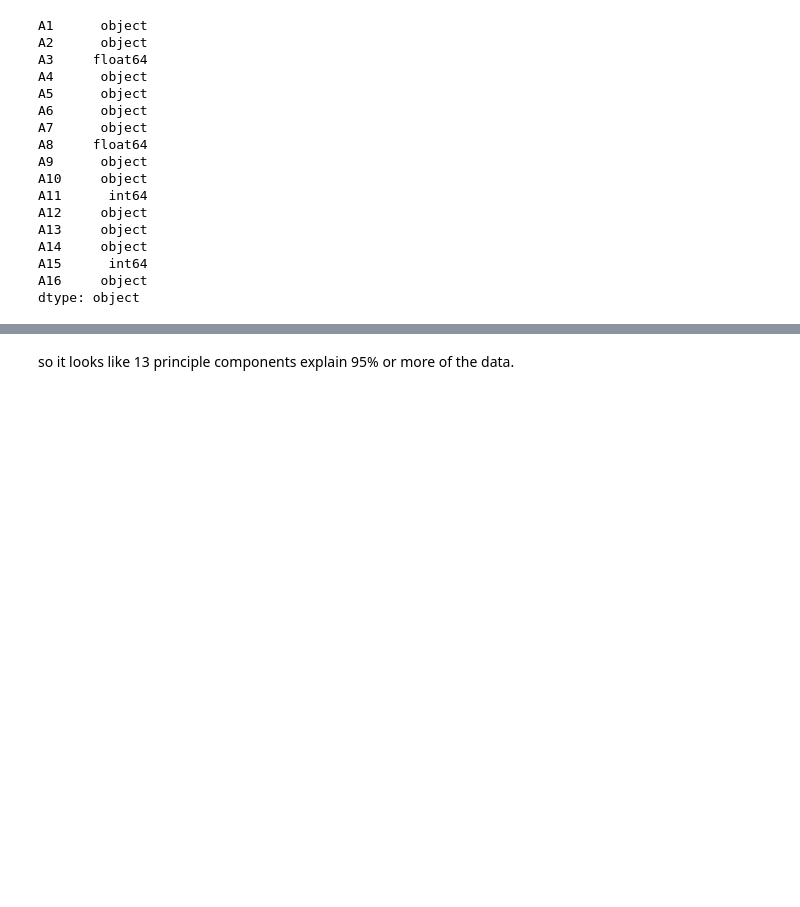
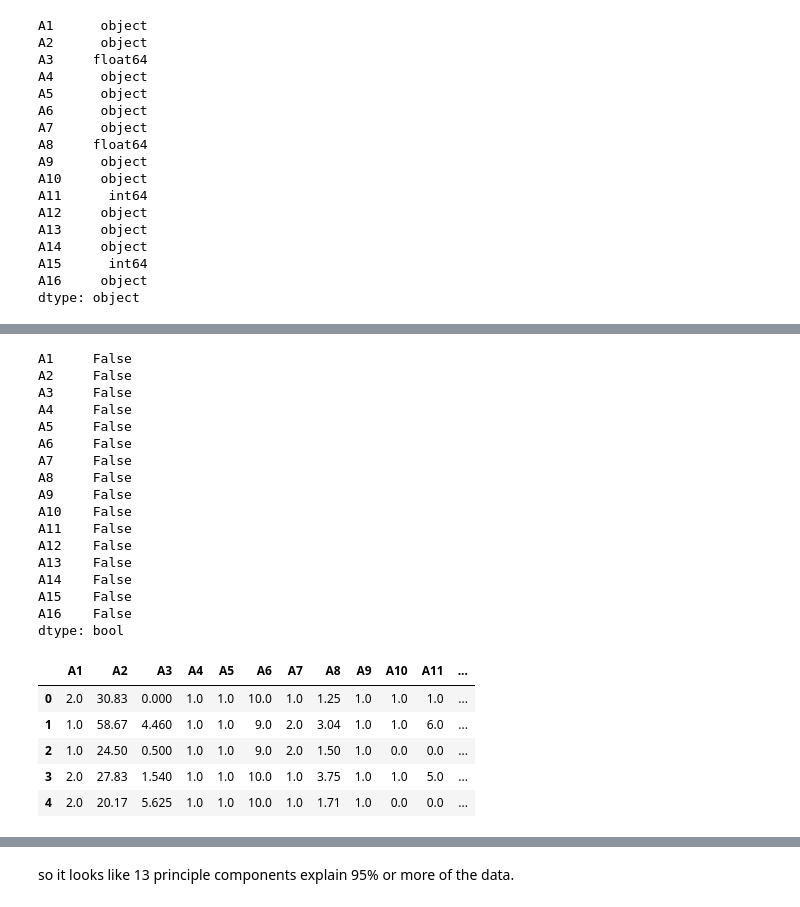
Before and after one commit to gregory1506/COMP6940, a Jupyter notebook: 03717357_Gregory_A3/03717357_COMP6940_A3_final_withgraphs.ipynb, the cells around one changed output, grey strips where cells are left out. Saved outputs shown, nothing was run; the diff lists cells and outputs as text; code cells hidden in the pictures; blank space fills up the shorter version.

```diff
--- a/03717357_Gregory_A3/03717357_COMP6940_A3_final_withgraphs.ipynb
+++ b/03717357_Gregory_A3/03717357_COMP6940_A3_final_withgraphs.ipynb
@@ -120,0 +137,30 @@ dtype: object
+# %%
+# ok so now that all columns are numerical lets impute the missing values using mean and axis = 0 for columns.
+fill_nan = Imputer(missing_values=np.nan,strategy='mean',axis=0)
+df2 = pd.DataFrame(fill_nan.fit_transform(df2),columns=["A"+str(x) for x in range(1,17,1)])
+print(df2.isnull().any())
+df2.head()
+# %% [output]
+A1     False
+A2     False
+A3     False
+A4     False
+A5     False
+A6     False
+A7     False
+A8     False
+A9     False
+A10    False
+A11    False
+A12    False
+A13    False
+A14    False
+A15    False
+A16    False
+dtype: bool
+|  | A1 | A2 | A3 | A4 | A5 | A6 | A7 | A8 | A9 | A10 | A11 | ... |
+| 0 | 2.0 | 30.83 | 0.000 | 1.0 | 1.0 | 10.0 | 1.0 | 1.25 | 1.0 | 1.0 | 1.0 | ... |
+| 1 | 1.0 | 58.67 | 4.460 | 1.0 | 1.0 | 9.0 | 2.0 | 3.04 | 1.0 | 1.0 | 6.0 | ... |
+| 2 | 1.0 | 24.50 | 0.500 | 1.0 | 1.0 | 9.0 | 2.0 | 1.50 | 1.0 | 0.0 | 0.0 | ... |
+| 3 | 2.0 | 27.83 | 1.540 | 1.0 | 1.0 | 10.0 | 1.0 | 3.75 | 1.0 | 1.0 | 5.0 | ... |
+| 4 | 2.0 | 20.17 | 5.625 | 1.0 | 1.0 | 10.0 | 1.0 | 1.71 | 1.0 | 0.0 | 0.0 | ... |
```
Also changed, not shown: parts of 16 cells of this notebook.
